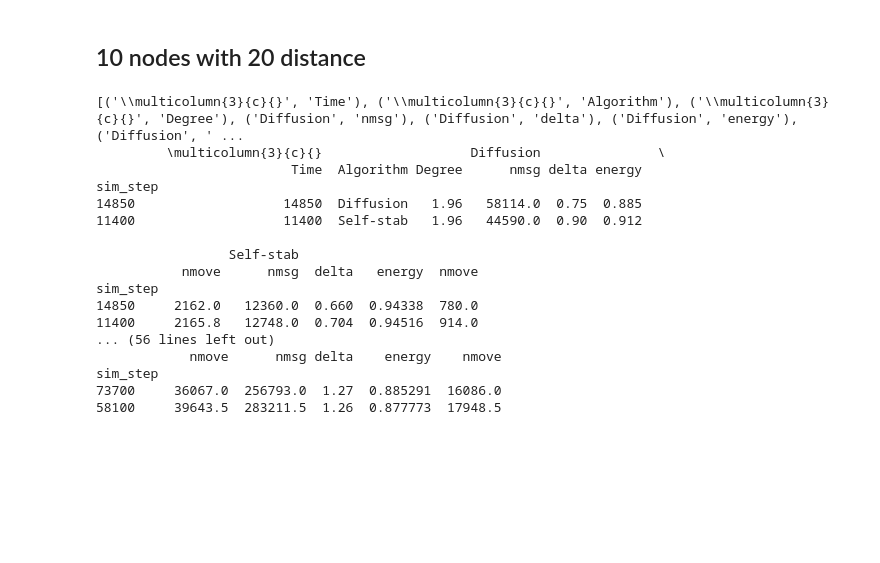
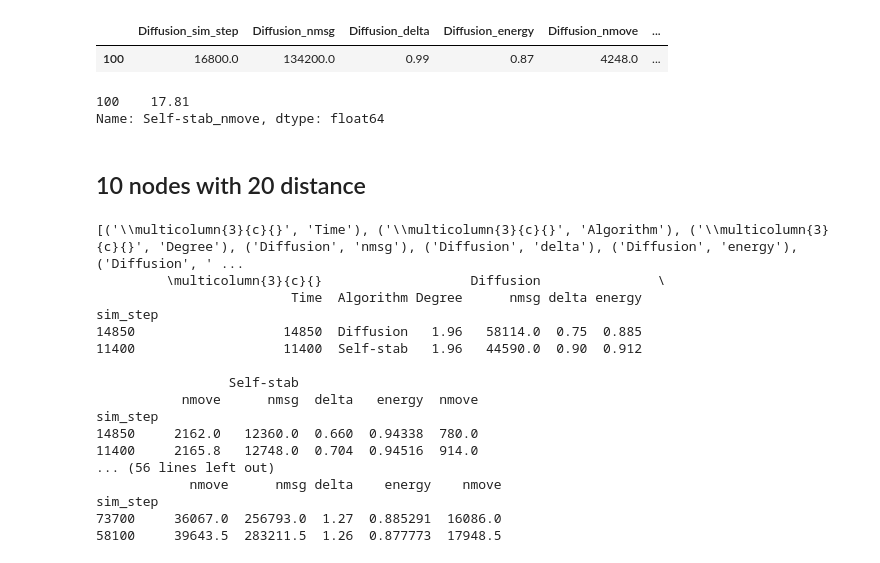
Before and after one commit to lmatthieu/distributed-average-consensus, a Jupyter notebook: notebook/experiments.ipynb, the cells around one changed output. Drawn from its saved outputs; the diff is of its cells as text; code cells hidden in the pictures; blank space fills up the shorter version.

```diff
--- a/notebook/experiments.ipynb
+++ b/notebook/experiments.ipynb
@@ -119,3 +139,13 @@ def get_metrics_line(dist, df):
+# %%
+synth
+# %% [output]
+|  | Diffusion_sim_step | Diffusion_nmsg | Diffusion_delta | Diffusion_energy | Diffusion_nmove | ... |
+| 100 | 16800.0 | 134200.0 | 0.99 | 0.87 | 4248.0 | ... |
+# %%
+synth["Self-stab_nmove"] / synth.index.values
+# %% [output]
+100    17.81
+Name: Self-stab_nmove, dtype: float64
 # %% [markdown]
 ## 10 nodes with 20 distance
 # %%
```
Also changed, not shown: parts of 1 cell of this notebook, 2 other files.
